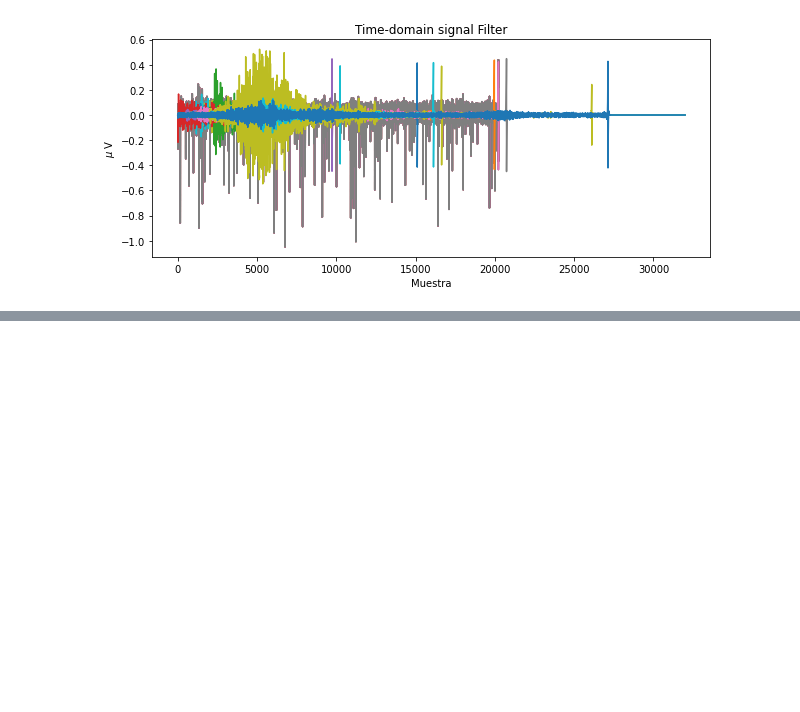
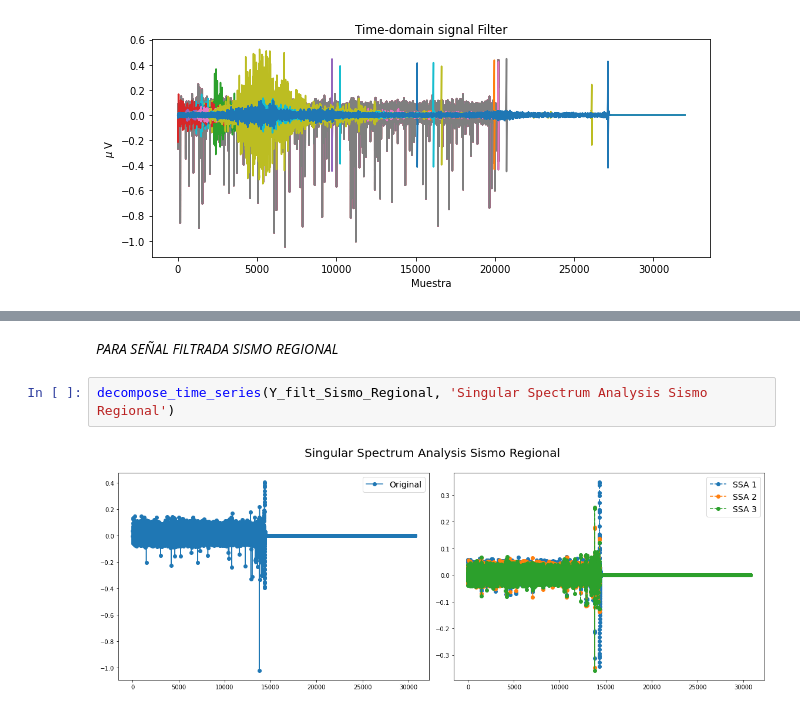
Before and after one commit to StivenVelasquez/Analisis-Multivariado-de-Seniales-Sismograficas, a Jupyter notebook: Mini_proyecto_1_Análisis_Multivariado_de_Señales_Sismográficas.ipynb, the cells around one changed output, grey strips where cells are left out. Saved outputs shown, nothing was run; the diff lists cells and outputs as text; blank space fills up the shorter version.

```diff
--- a/Mini_proyecto_1_Análisis_Multivariado_de_Señales_Sismográficas.ipynb
+++ b/Mini_proyecto_1_Análisis_Multivariado_de_Señales_Sismográficas.ipynb
@@ -315,0 +348,6 @@ plt.show()
+# %% [markdown]
+*PARA SEÑAL FILTRADA SISMO REGIONAL*
+# %%
+decompose_time_series(Y_filt_Sismo_Regional, 'Singular Spectrum Analysis Sismo Regional')
+# %% [output]
+[figure, added]
```
Also changed, not shown: parts of 6 cells of this notebook.
